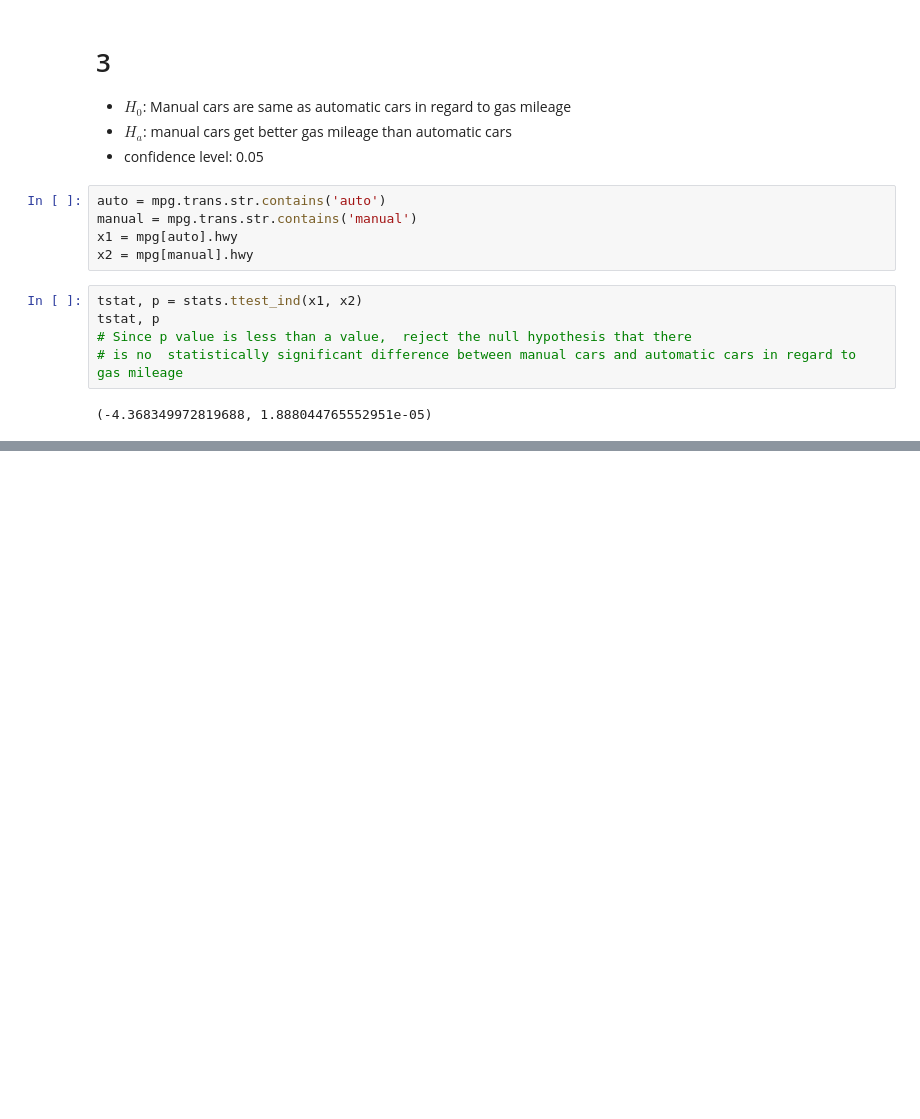
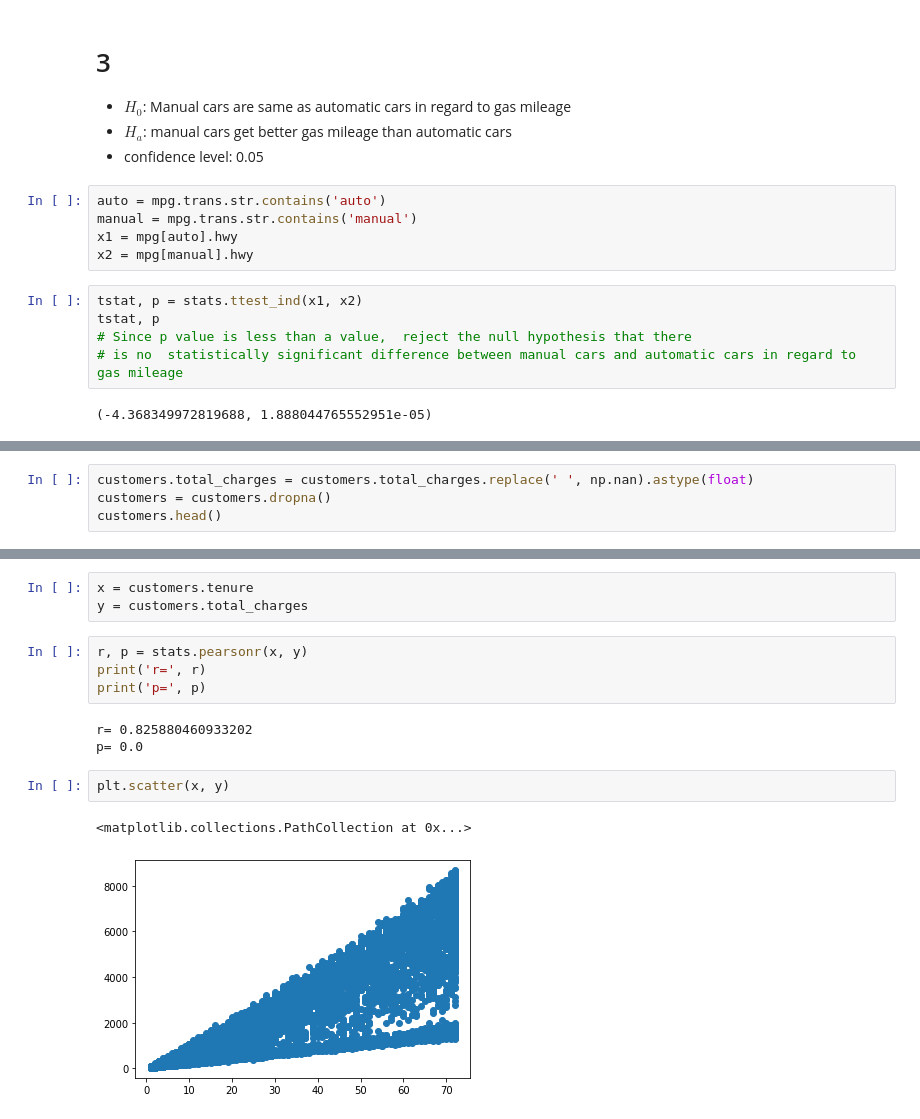
Before and after one commit to sunwenliang14/statistics-exercises, a Jupyter notebook: hypothesis_testing.ipynb, the cells around one changed output, grey strips where cells are left out. Cells and saved outputs as stored; diff of their text form; blank space fills up the shorter version.

```diff
--- a/hypothesis_testing.ipynb
+++ b/hypothesis_testing.ipynb
@@ -219,0 +264,4 @@ tstat, p
+# %%
+customers.total_charges = customers.total_charges.replace(' ', np.nan).astype(float)
+customers = customers.dropna()
+customers.head()
@@ -219,0 +276,15 @@ tstat, p
+# %%
+x = customers.tenure
+y = customers.total_charges
+# %%
+r, p = stats.pearsonr(x, y)
+print('r=', r)
+print('p=', p)
+# %% [output]
+r= 0.825880460933202
+p= 0.0
+# %%
+plt.scatter(x, y)
+# %% [output]
+<matplotlib.collections.PathCollection at 0x...>
+[figure, added]
```
Also changed, not shown: parts of 14 cells of this notebook.
